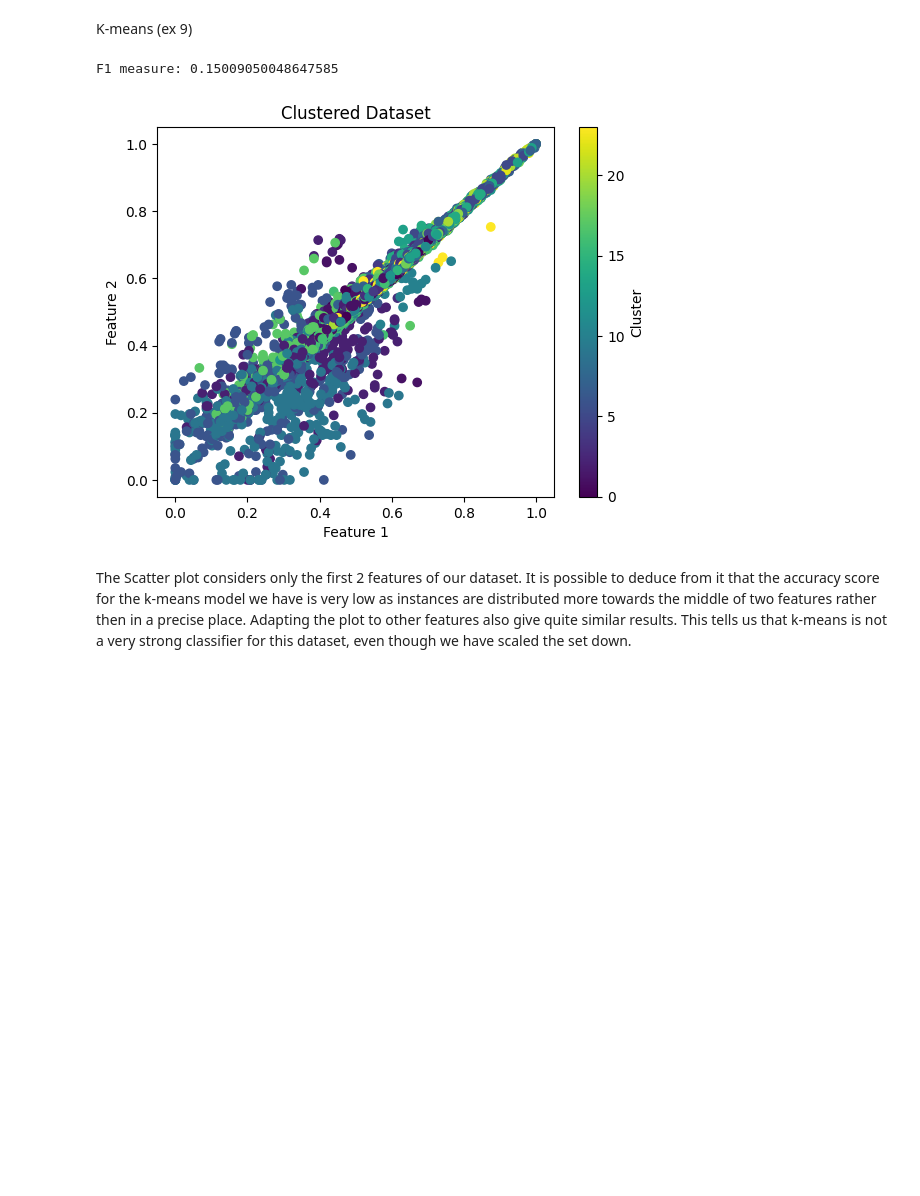
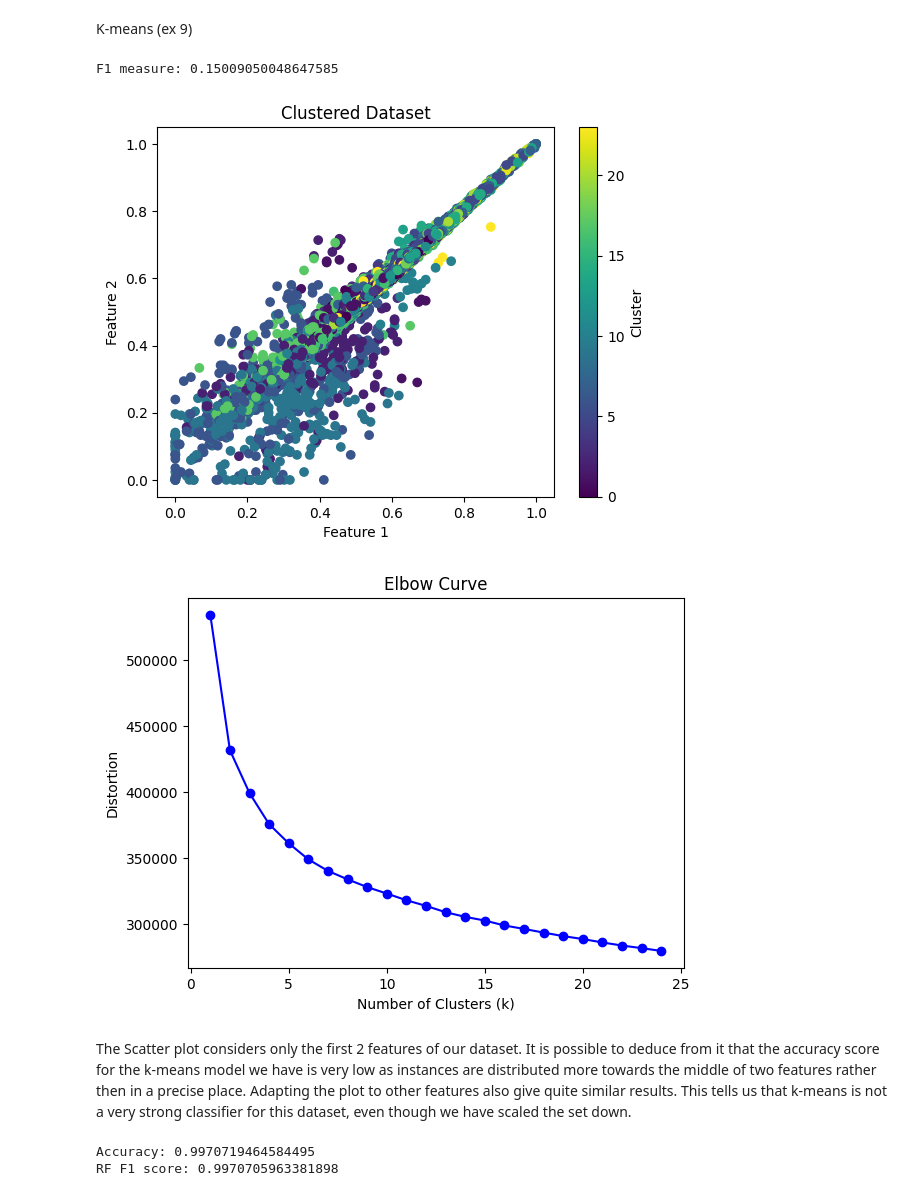
Before and after one commit to matteobonani/Sign_Language_MNIST, a Jupyter notebook: sign_mnist.ipynb, the cells around one changed output. Drawn from its saved outputs; the diff is of its cells as text; code cells hidden in the pictures; blank space fills up the shorter version.

Commit message:
rf classifier and elbow curve for k-means classifier

```diff
--- a/sign_mnist.ipynb
+++ b/sign_mnist.ipynb
@@ -194,27 +193,61 @@ K-means (ex 9)
 # %%
 from sklearn.cluster import KMeans
 
 k= 24
 kmeans = KMeans(n_clusters=k, random_state=0)
 kmeans.fit(X_train_scaled)
 cluster_labels = kmeans.predict(X_train_scaled)
 y_assigned = np.zeros_like(cluster_labels)
 for cluster in range(k):
     mask = (cluster_labels == cluster)
     assigned_class = np.bincount(y_train[mask]).argmax()
     y_assigned[mask] = assigned_class
 
 f1 = f1_score(y_train, y_assigned, average='weighted')
 print("F1 measure:", f1)
 
 plt.scatter(X_train_scaled[:, 1], X_train_scaled[:, 2], c=cluster_labels, cmap='viridis')
 plt.title('Clustered Dataset')
 plt.xlabel('Feature 1')
 plt.ylabel('Feature 2')
 plt.colorbar(label='Cluster')
 plt.show()
+
+distortions = []
+k_values = range(1, 25)
+
+for k in k_values:
+    kmeans = KMeans(n_clusters=k, random_state=0)
+    kmeans.fit(X_train_scaled)
+    distortions.append(kmeans.inertia_)
+
+plt.plot(k_values, distortions, 'bo-')
+plt.title('Elbow Curve')
+plt.xlabel('Number of Clusters (k)')
+plt.ylabel('Distortion')
+plt.show()
 # %% [output]
 F1 measure: 0.15009050048647585
 [figure]
+[figure, added]
 # %% [markdown]
 The Scatter plot considers only the first 2 features of our dataset. It is possible to deduce from it that the accuracy score for the k-means model we have is very low as instances are distributed more towards the middle of two features rather then in a precise place. Adapting the plot to other features also give quite similar results. This tells us that k-means is not a  very strong classifier for this dataset, even though we have scaled the set down.
+# %%
+import pandas as pd
+from sklearn.model_selection import train_test_split
+from sklearn.ensemble import RandomForestClassifier
+from sklearn.metrics import accuracy_score
+
+rf_classifier = RandomForestClassifier(n_estimators=100, random_state=42)
+rf_classifier.fit(X_train, y_train)
+y_pred = rf_classifier.predict(X_test)
+accuracy = accuracy_score(y_test, y_pred)
+print("Accuracy:", accuracy)
+
+y_pred = rf_classifier.predict(X_test)
+
+f1_rf = f1_score(y_test, y_pred, average='weighted')
+print("RF F1 score:", f1_rf)
+# %% [output]
+Accuracy: 0.9970719464584495
+RF F1 score: 0.9970705963381898
```
Also changed, not shown: parts of 1 cell of this notebook.
